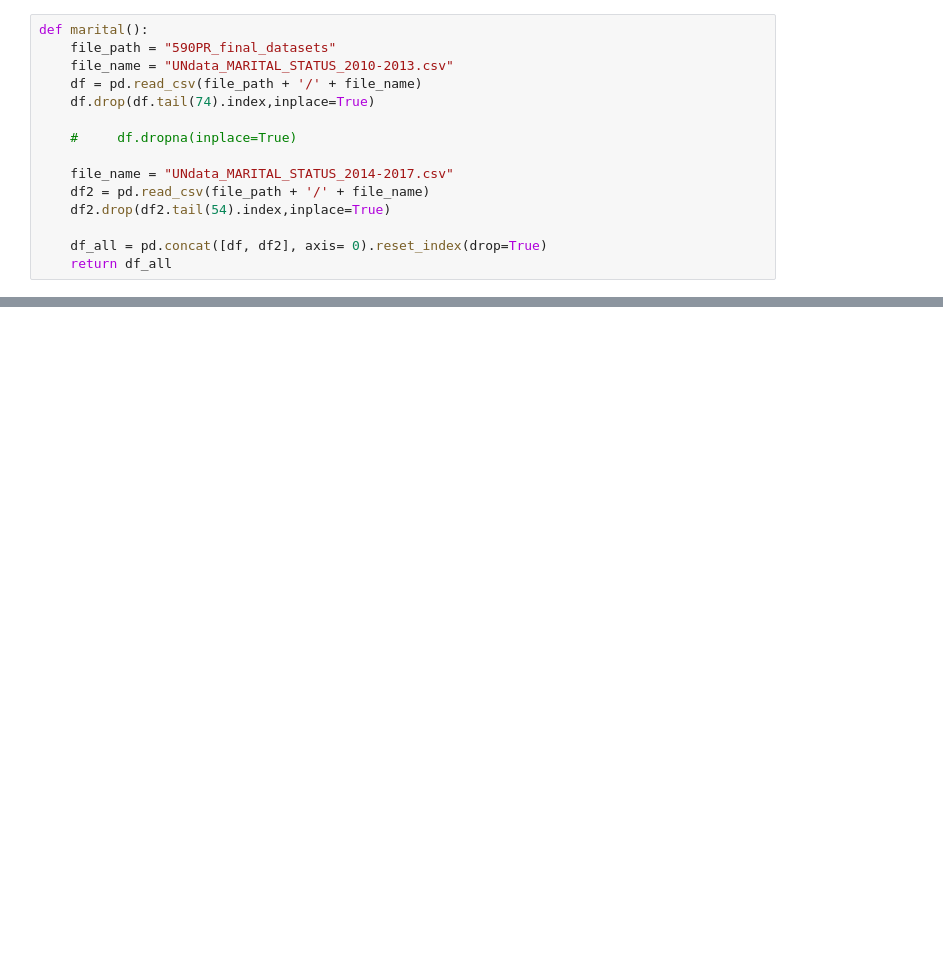
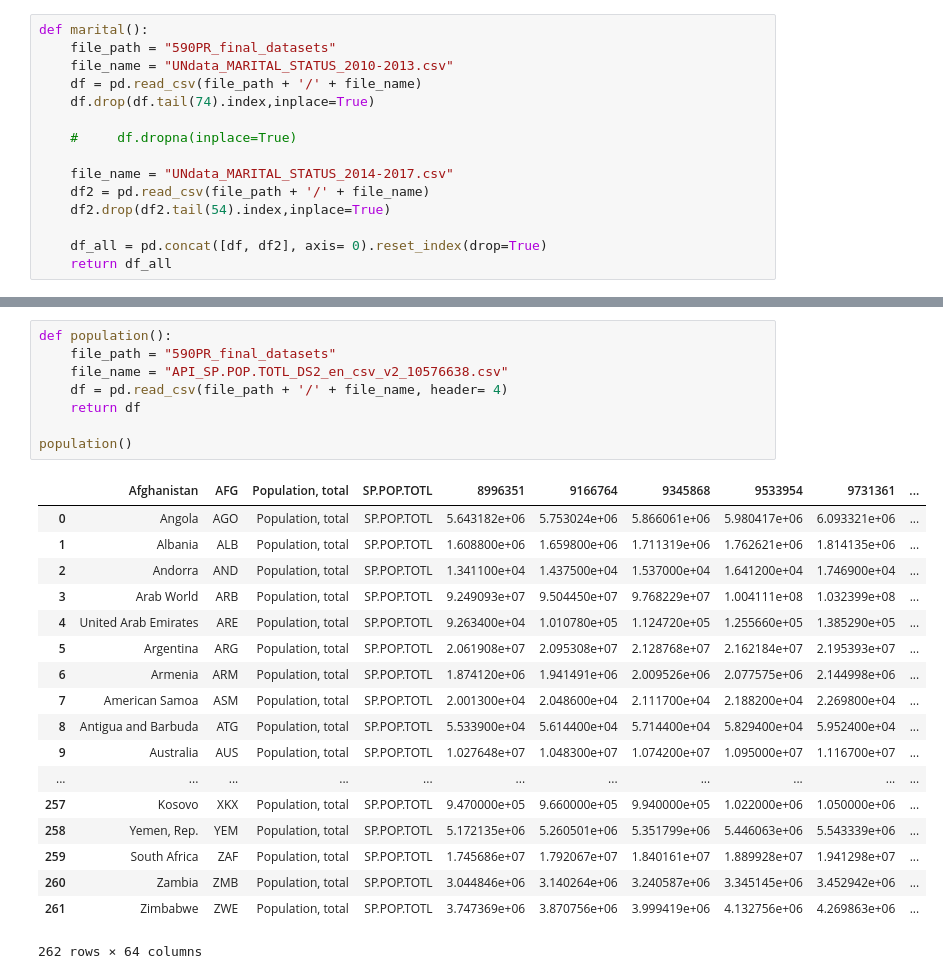
Before and after one commit to winwowin/Final_Project, a Jupyter notebook: 590PR_Final_WinYaoPhil.ipynb, the cells around one changed output, grey strips where cells are left out. Saved outputs shown, nothing was run; the diff lists cells and outputs as text; blank space fills up the shorter version.

```diff
--- a/590PR_Final_WinYaoPhil.ipynb
+++ b/590PR_Final_WinYaoPhil.ipynb
@@ -435,0 +640,27 @@ married = marital()
+# %%
+def population():
+    file_path = "590PR_final_datasets"
+    file_name = "API_SP.POP.TOTL_DS2_en_csv_v2_10576638.csv"
+    df = pd.read_csv(file_path + '/' + file_name, header= 4)
+    return df
+
+population()
+# %% [output]
+|  | Afghanistan | AFG | Population, total | SP.POP.TOTL | 8996351 | 9166764 | 9345868 | 9533954 | 9731361 | ... |
+| 0 | Angola | AGO | Population, total | SP.POP.TOTL | 5.643182e+06 | 5.753024e+06 | 5.866061e+06 | 5.980417e+06 | 6.093321e+06 | ... |
+| 1 | Albania | ALB | Population, total | SP.POP.TOTL | 1.608800e+06 | 1.659800e+06 | 1.711319e+06 | 1.762621e+06 | 1.814135e+06 | ... |
+| 2 | Andorra | AND | Population, total | SP.POP.TOTL | 1.341100e+04 | 1.437500e+04 | 1.537000e+04 | 1.641200e+04 | 1.746900e+04 | ... |
+| 3 | Arab World | ARB | Population, total | SP.POP.TOTL | 9.249093e+07 | 9.504450e+07 | 9.768229e+07 | 1.004111e+08 | 1.032399e+08 | ... |
+| 4 | United Arab Emirates | ARE | Population, total | SP.POP.TOTL | 9.263400e+04 | 1.010780e+05 | 1.124720e+05 | 1.255660e+05 | 1.385290e+05 | ... |
+| 5 | Argentina | ARG | Population, total | SP.POP.TOTL | 2.061908e+07 | 2.095308e+07 | 2.128768e+07 | 2.162184e+07 | 2.195393e+07 | ... |
+| 6 | Armenia | ARM | Population, total | SP.POP.TOTL | 1.874120e+06 | 1.941491e+06 | 2.009526e+06 | 2.077575e+06 | 2.144998e+06 | ... |
+| 7 | American Samoa | ASM | Population, total | SP.POP.TOTL | 2.001300e+04 | 2.048600e+04 | 2.111700e+04 | 2.188200e+04 | 2.269800e+04 | ... |
+| 8 | Antigua and Barbuda | ATG | Population, total | SP.POP.TOTL | 5.533900e+04 | 5.614400e+04 | 5.714400e+04 | 5.829400e+04 | 5.952400e+04 | ... |
+| 9 | Australia | AUS | Population, total | SP.POP.TOTL | 1.027648e+07 | 1.048300e+07 | 1.074200e+07 | 1.095000e+07 | 1.116700e+07 | ... |
+| ... | ... | ... | ... | ... | ... | ... | ... | ... | ... | ... |
+| 257 | Kosovo | XKX | Population, total | SP.POP.TOTL | 9.470000e+05 | 9.660000e+05 | 9.940000e+05 | 1.022000e+06 | 1.050000e+06 | ... |
+| 258 | Yemen, Rep. | YEM | Population, total | SP.POP.TOTL | 5.172135e+06 | 5.260501e+06 | 5.351799e+06 | 5.446063e+06 | 5.543339e+06 | ... |
+| 259 | South Africa | ZAF | Population, total | SP.POP.TOTL | 1.745686e+07 | 1.792067e+07 | 1.840161e+07 | 1.889928e+07 | 1.941298e+07 | ... |
+| 260 | Zambia | ZMB | Population, total | SP.POP.TOTL | 3.044846e+06 | 3.140264e+06 | 3.240587e+06 | 3.345145e+06 | 3.452942e+06 | ... |
+| 261 | Zimbabwe | ZWE | Population, total | SP.POP.TOTL | 3.747369e+06 | 3.870756e+06 | 3.999419e+06 | 4.132756e+06 | 4.269863e+06 | ... |
+262 rows × 64 columns
```
Also changed, not shown: parts of 46 cells of this notebook, 10 other files.
